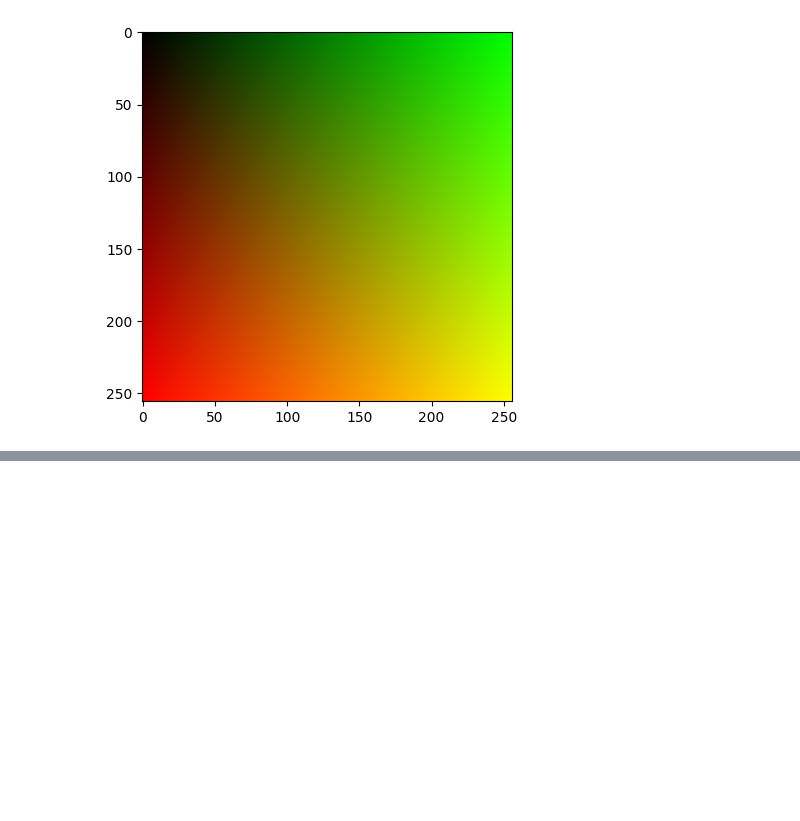
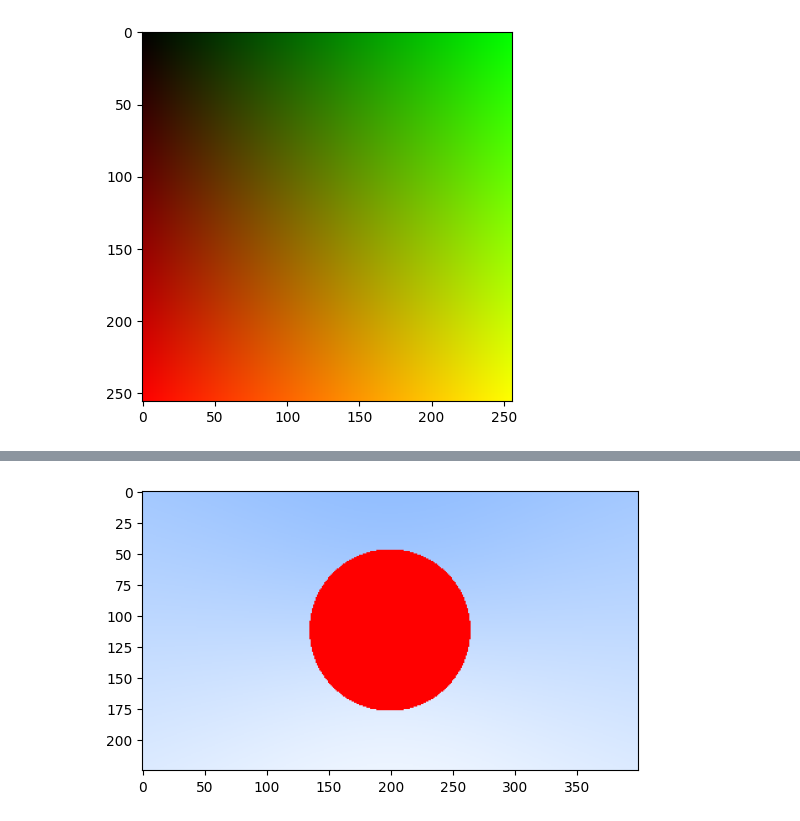
Before and after one commit to gkpatwardhan/CS445_RayTracer, a Jupyter notebook: RayTracer.ipynb, the cells around one changed output, grey strips where cells are left out. Cells and saved outputs as stored; diff of their text form; code cells hidden in the pictures; blank space fills up the shorter version.

```diff
--- a/RayTracer.ipynb
+++ b/RayTracer.ipynb
@@ -49,0 +115,29 @@ hello_world_ppm()
+# %%
+class Sphere:
+    def __init__(self, center: Point, radius: float):
+        self.center = center
+        self.radius = radius
+
+    def hit_sphere(self, ray: Ray) -> bool:
+        oc = ray.origin - self.center
+        a = ray.direction.dot(ray.direction)
+        b = oc.dot(ray.direction) * 2.0
+        c = oc.dot(oc) - (self.radius ** 2)
+        return ((b*b) - (4*a*c)) >= 0
+# %%
+# Raycast sphere (without lighing) -- basic test of sphere ray intersection logic
+pixel00_loc = viewport_upper_left + (pixel_delta_u + pixel_delta_v)*0.5
+ppm_file = 'solid_sphere.ppm'
+def ray_color(sphere: Sphere, ray: Ray) -> Color:
+    if (sphere.hit_sphere(ray)):
+        return Color(1, 0, 0)
+    unit_direction = ray.direction.unit_vector()
+    a = (unit_direction.y + 1.0) * 0.5
+    return Color(1.0, 1.0, 1.0)*(1.0-a) + Color(0.5, 0.7, 1.0)*a
+def solid_sphere_pixel_color(image_height: int, image_width: int, sphere: Sphere, h: int, w: int) -> Color:
+    pixel_center = pixel00_loc + (pixel_delta_u * w) + (pixel_delta_v * h)
+    ray_direction = pixel_center - camera_center
+    return ray_color(sphere, Ray(camera_center, ray_direction))
+create_ppm(ppm_file, image_width, image_height, functools.partial(solid_sphere_pixel_color, image_height, image_width, Sphere(Point(0, 0, -1), 0.5)))
+# %% [output]
+[figure, added]
```
Also changed, not shown: parts of 10 cells of this notebook.
